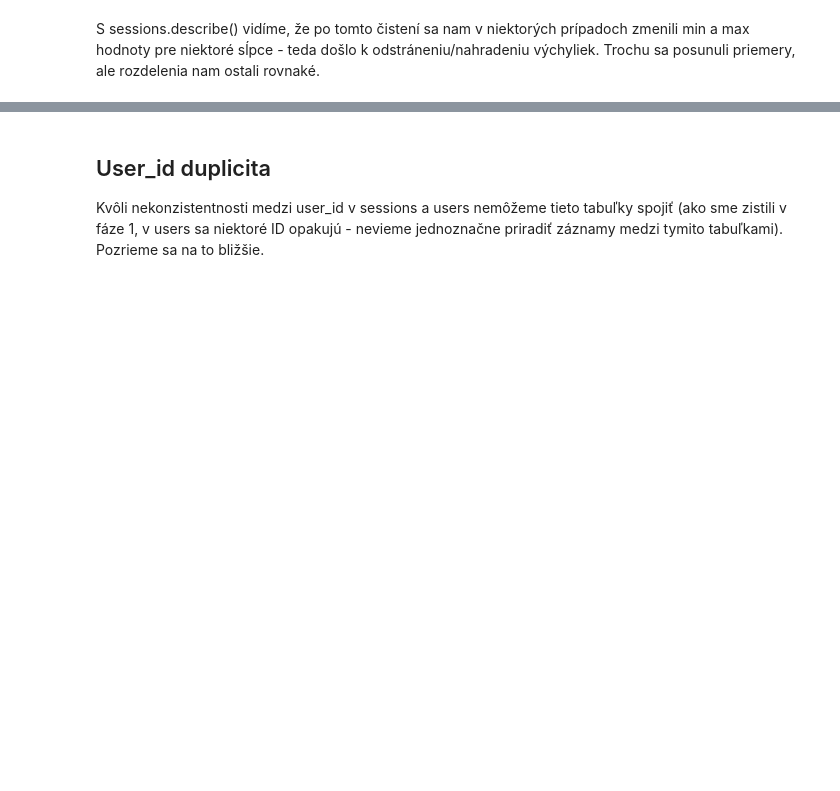
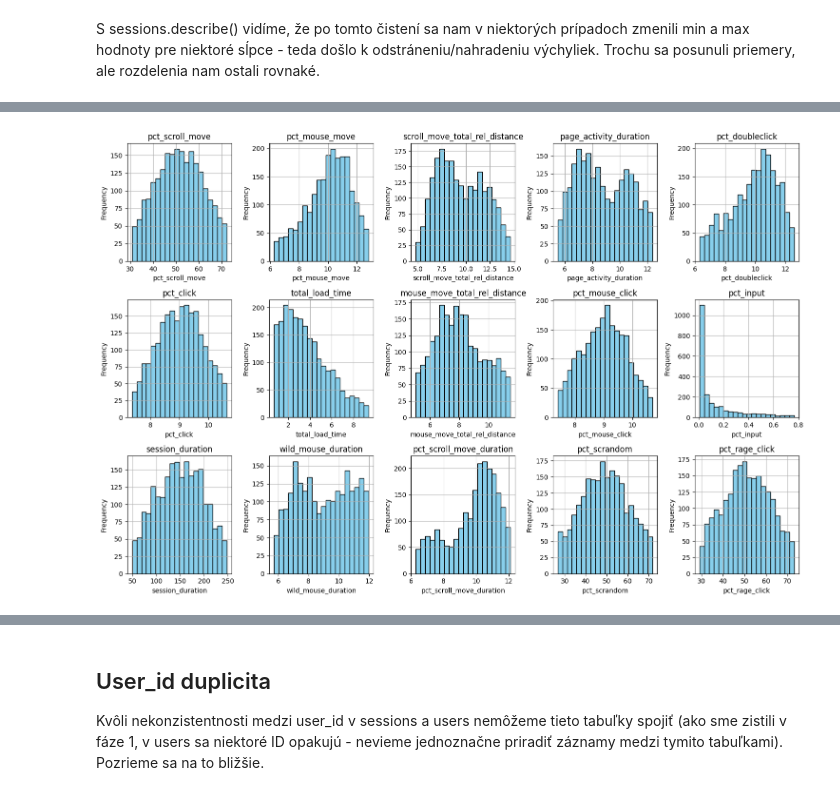
Before and after one commit to JakubGruber90/IAU_project, a Jupyter notebook: phase-2.ipynb, the cells around one changed output, grey strips where cells are left out. Saved outputs shown, nothing was run; the diff lists cells and outputs as text; code cells hidden in the pictures; blank space fills up the shorter version.

```diff
--- a/phase-2.ipynb
+++ b/phase-2.ipynb
@@ -335,0 +337,5 @@ dtype: int64
+# %%
+for i, column in enumerate(columns):
+ n_miss = sessions_test[column].isnull().sum()
+ perc = n_miss / sessions_test.shape[0] * 100
+ print('%s %d (%.1f%%)' % (column, n_miss, perc))
@@ -446,0 +542,4 @@ S sessions.describe() vidíme, že po tomto čistení sa nam v niektorých príp
+# %%
+session_test_out_drop = sessions_test.copy()
+
+session_test_out_drop.describe()
@@ -446,0 +556,24 @@ S sessions.describe() vidíme, že po tomto čistení sa nam v niektorých príp
+# %%
+for column in columns:
+    lower = session_test_out_drop[column].quantile(0.05)
+    higher = session_test_out_drop[column].quantile(0.95)
+
+    session_test_out_drop = session_test_out_drop[(session_test_out_drop[column] >= lower) & (session_test_out_drop[column] <= higher)]
+# %%
+num_rows = 3
+num_cols = 5
+
+fig, axs = plt.subplots(num_rows, num_cols, figsize=(15, 10))
+axs = axs.flatten()
+
+for i, column_name in enumerate(columns):
+    axs[i].hist(session_test_out_drop[column_name], bins=20, color='skyblue', edgecolor='black')
+    axs[i].set_title(column_name)
+    axs[i].set_xlabel(column_name)
+    axs[i].set_ylabel('Frequency')
+    axs[i].grid(True)
+
+plt.tight_layout()
+plt.show()
+# %% [output]
+[figure, added]
```
Also changed, not shown: parts of 29 cells of this notebook.
